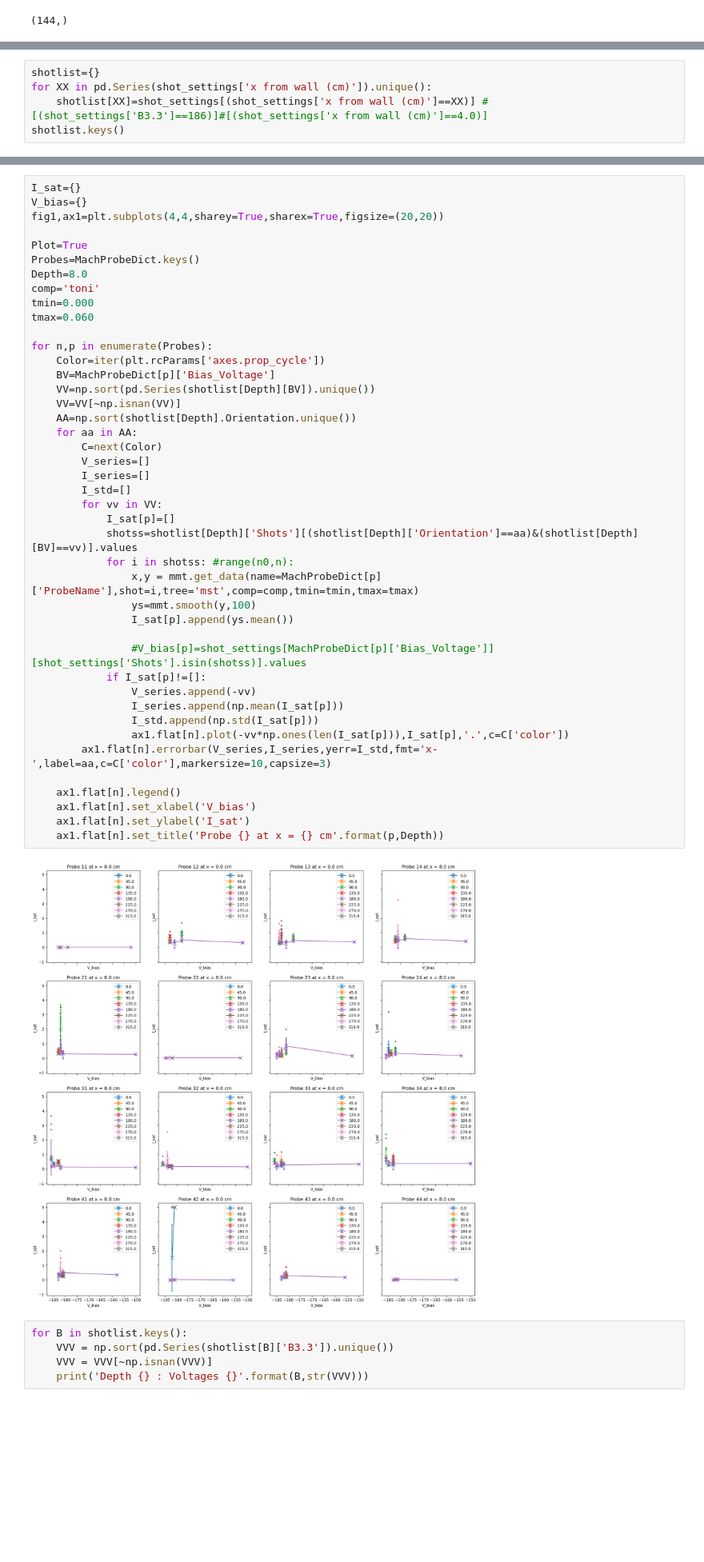
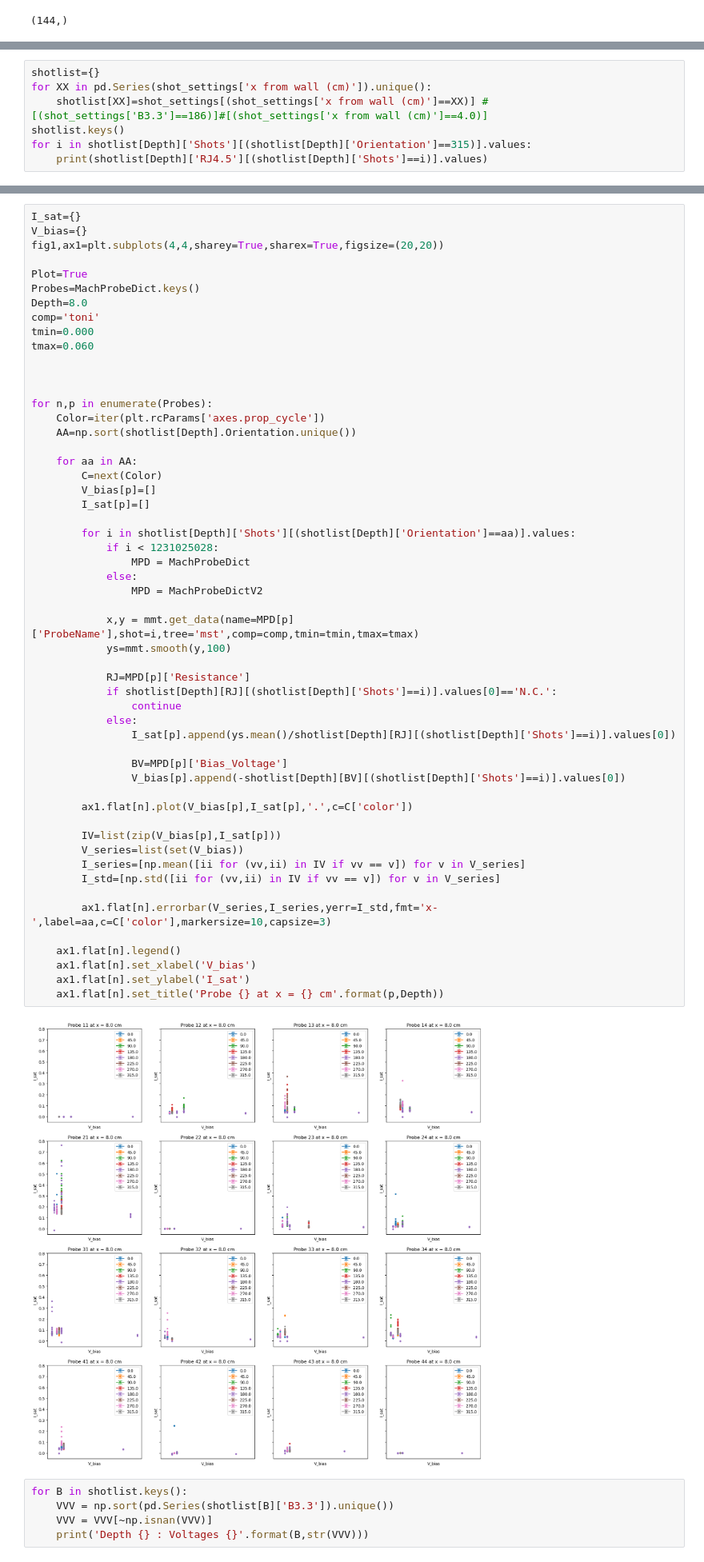
Before and after one commit to jensv/canonical_vorticity_probe, a Jupyter notebook: Full_Tetra/All I-V Curves.ipynb, the cells around one changed output, grey strips where cells are left out. Shown at 80% size. Cells and saved outputs as stored; diff of their text form; blank space fills up the shorter version.

```diff
--- a/Full_Tetra/All I-V Curves.ipynb
+++ b/Full_Tetra/All I-V Curves.ipynb
@@ -85,4 +85,6 @@ shotlist={}
 for XX in pd.Series(shot_settings['x from wall (cm)']).unique():
     shotlist[XX]=shot_settings[(shot_settings['x from wall (cm)']==XX)] #[(shot_settings['B3.3']==186)]#[(shot_settings['x from wall (cm)']==4.0)]
 shotlist.keys()
+for i in shotlist[Depth]['Shots'][(shotlist[Depth]['Orientation']==315)].values:
+    print(shotlist[Depth]['RJ4.5'][(shotlist[Depth]['Shots']==i)].values)
 # %% [output]
@@ -90,48 +101,59 @@ dict_keys([5.0, -14.5, 4.0, 6.0, 8.0, -12.0, -10.75, 10.0])
 # %%
 I_sat={}
 V_bias={}
 fig1,ax1=plt.subplots(4,4,sharey=True,sharex=True,figsize=(20,20))
 
 Plot=True
 Probes=MachProbeDict.keys()
 Depth=8.0
 comp='toni'
 tmin=0.000
 tmax=0.060
 
+
+
 for n,p in enumerate(Probes):
     Color=iter(plt.rcParams['axes.prop_cycle'])
-    BV=MachProbeDict[p]['Bias_Voltage']
-    VV=np.sort(pd.Series(shotlist[Depth][BV]).unique())
-    VV=VV[~np.isnan(VV)]
     AA=np.sort(shotlist[Depth].Orientation.unique())
+
     for aa in AA:
         C=next(Color)
-        V_series=[]
-        I_series=[]
-        I_std=[]
-        for vv in VV:
-            I_sat[p]=[]
-            shotss=shotlist[Depth]['Shots'][(shotlist[Depth]['Orientation']==aa)&(shotlist[Depth][BV]==vv)].values
-            for i in shotss: #range(n0,n):
-                x,y = mmt.get_data(name=MachProbeDict[p]['ProbeName'],shot=i,tree='mst',comp=comp,tmin=tmin,tmax=tmax)
-                ys=mmt.smooth(y,100)
-                I_sat[p].append(ys.mean())
+        V_bias[p]=[]
+        I_sat[p]=[]
 
-                #V_bias[p]=shot_settings[MachProbeDict[p]['Bias_Voltage']][shot_settings['Shots'].isin(shotss)].values
-            if I_sat[p]!=[]:
-                V_series.append(-vv)
-                I_series.append(np.mean(I_sat[p]))
-                I_std.append(np.std(I_sat[p]))
-                ax1.flat[n].plot(-vv*np.ones(len(I_sat[p])),I_sat[p],'.',c=C['color'])
+        for i in shotlist[Depth]['Shots'][(shotlist[Depth]['Orientation']==aa)].values:
+            if i < 1231025028:
+                MPD = MachProbeDict
+            else:
+                MPD = MachProbeDictV2
+
+            x,y = mmt.get_data(name=MPD[p]['ProbeName'],shot=i,tree='mst',comp=comp,tmin=tmin,tmax=tmax)
+            ys=mmt.smooth(y,100)
+
+            RJ=MPD[p]['Resistance']
+            if shotlist[Depth][RJ][(shotlist[Depth]['Shots']==i)].values[0]=='N.C.':
+                continue
+            else:
+                I_sat[p].append(ys.mean()/shotlist[Depth][RJ][(shotlist[Depth]['Shots']==i)].values[0])
+
+                BV=MPD[p]['Bias_Voltage']
+                V_bias[p].append(-shotlist[Depth][BV][(shotlist[Depth]['Shots']==i)].values[0])
+
+        ax1.flat[n].plot(V_bias[p],I_sat[p],'.',c=C['color'])
+
+        IV=list(zip(V_bias[p],I_sat[p]))
+        V_series=list(set(V_bias))
+        I_series=[np.mean([ii for (vv,ii) in IV if vv == v]) for v in V_series]
+        I_std=[np.std([ii for (vv,ii) in IV if vv == v]) for v in V_series]
+
         ax1.flat[n].errorbar(V_series,I_series,yerr=I_std,fmt='x-',label=aa,c=C['color'],markersize=10,capsize=3)
 
     ax1.flat[n].legend()
     ax1.flat[n].set_xlabel('V_bias')
     ax1.flat[n].set_ylabel('I_sat')
     ax1.flat[n].set_title('Probe {} at x = {} cm'.format(p,Depth))
 # %% [output]
-[figure, old version]
+[figure, new version]
 # %%
 for B in shotlist.keys():
     VVV = np.sort(pd.Series(shotlist[B]['B3.3']).unique())
```
Also changed, not shown: parts of 4 cells of this notebook, 4 other files.
